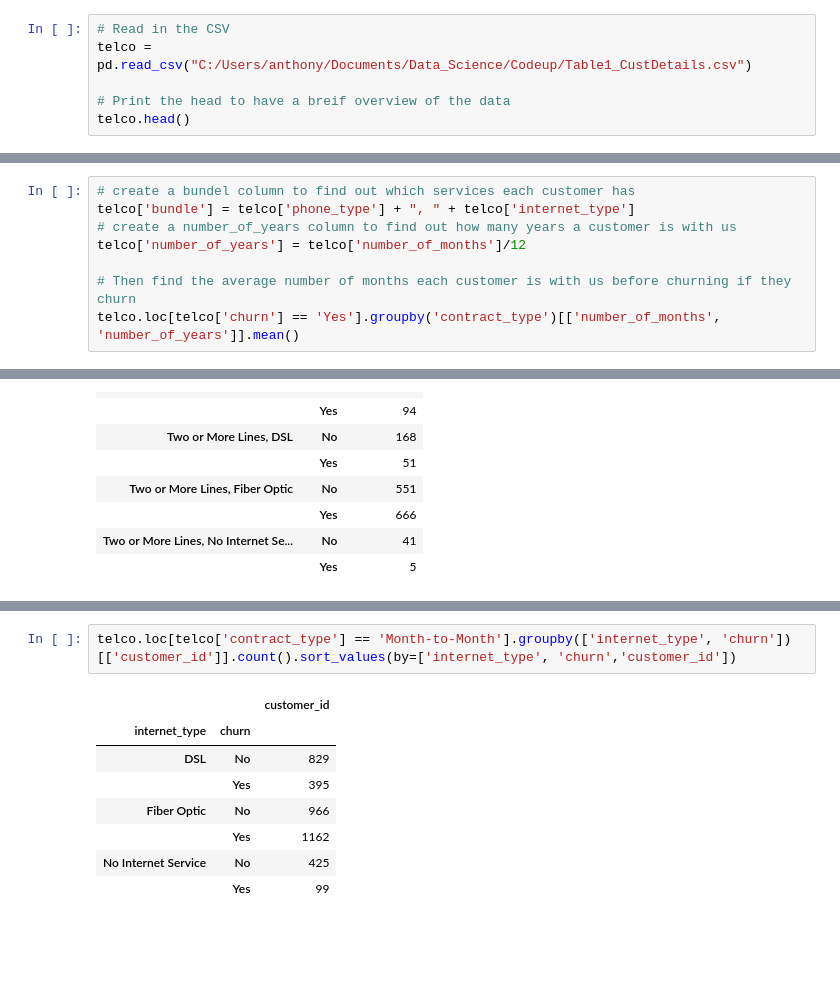
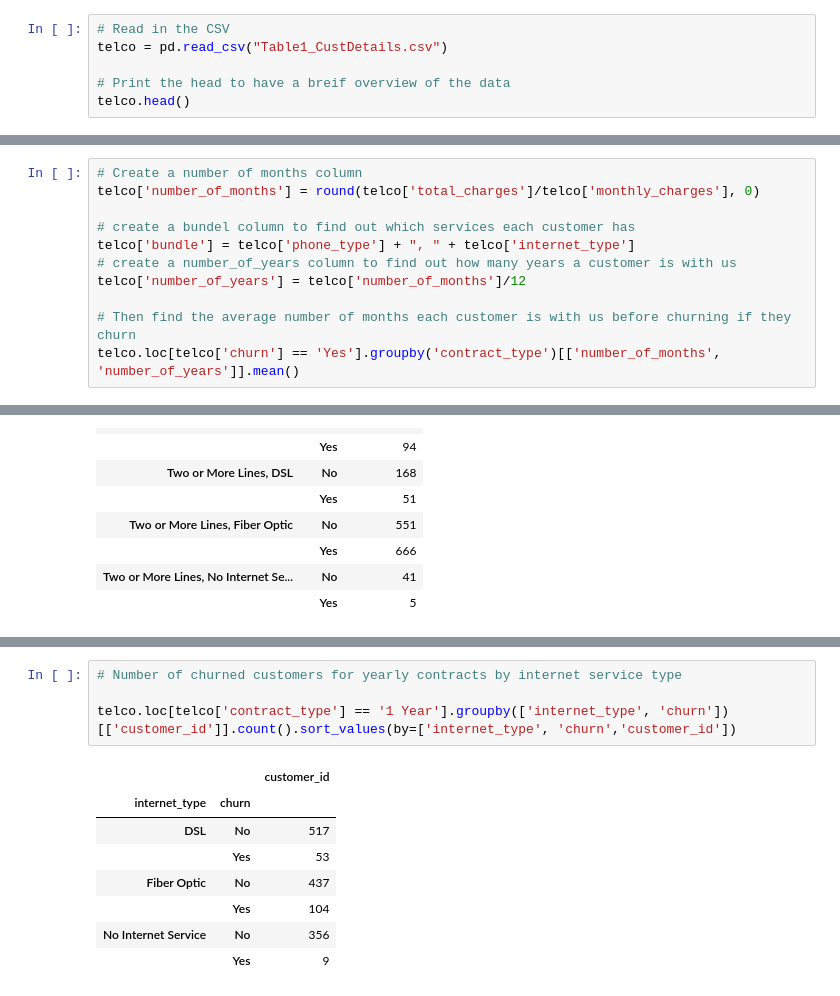
Before and after one commit to datastraine/CodeUpViz, a Jupyter notebook: Project_One.ipynb, the cells around one changed output, grey strips where cells are left out. Cells and saved outputs as stored; diff of their text form; blank space fills up the shorter version.

```diff
--- a/Project_One.ipynb
+++ b/Project_One.ipynb
@@ -8,7 +8,7 @@ print("Successfully Imported the Packages!!")
 Successfully Imported the Packages!!
 # %%
 # Read in the CSV
-telco = pd.read_csv("C:/Users/anthony/Documents/Data_Science/Codeup/Table1_CustDetails.csv")
+telco = pd.read_csv("Table1_CustDetails.csv")
 
 # Print the head to have a breif overview of the data
 telco.head()
@@ -23,6 +23,9 @@ telco.head()
 # Data Exploration
 To properly answer the question of "how do we reduce churn", we first need to explore the data to find out all the ways we can look at churn. From our explorations we can then determine which cohort of customer we should focus our attention to get the most improvement from our efforts. We will start by mainpulating the data to get additional insights i.e. how many years a customer stays with us, and then find the average number of months a customer is with us before they churn for each contract type. This will let us know where to focus our efforts for further study.
 # %%
+# Create a number of months column
+telco['number_of_months'] = round(telco['total_charges']/telco['monthly_charges'], 0)
+
 # create a bundel column to find out which services each customer has
 telco['bundle'] = telco['phone_type'] + ", " + telco['internet_type']
 # create a number_of_years column to find out how many years a customer is with us
@@ -103,11 +128,13 @@ telco.loc[telco['contract_type'] == 'Month-to-Month'].groupby(['bundle', 'churn'
 # %%
-telco.loc[telco['contract_type'] == 'Month-to-Month'].groupby(['internet_type', 'churn'])[['customer_id']].count().sort_values(by=['internet_type', 'churn','customer_id'])
+# Number of churned customers for yearly contracts by internet service type
+
+telco.loc[telco['contract_type'] == '1 Year'].groupby(['internet_type', 'churn'])[['customer_id']].count().sort_values(by=['internet_type', 'churn','customer_id'])
 # %% [output]
 |  |  | customer_id |
 | internet_type | churn |  |
-| DSL | No | 829 |
-|  | Yes | 395 |
-| Fiber Optic | No | 966 |
-|  | Yes | 1162 |
-| No Internet Service | No | 425 |
-|  | Yes | 99 |
+| DSL | No | 517 |
+|  | Yes | 53 |
+| Fiber Optic | No | 437 |
+|  | Yes | 104 |
+| No Internet Service | No | 356 |
+|  | Yes | 9 |
```
Also changed, not shown: parts of 6 cells of this notebook.
